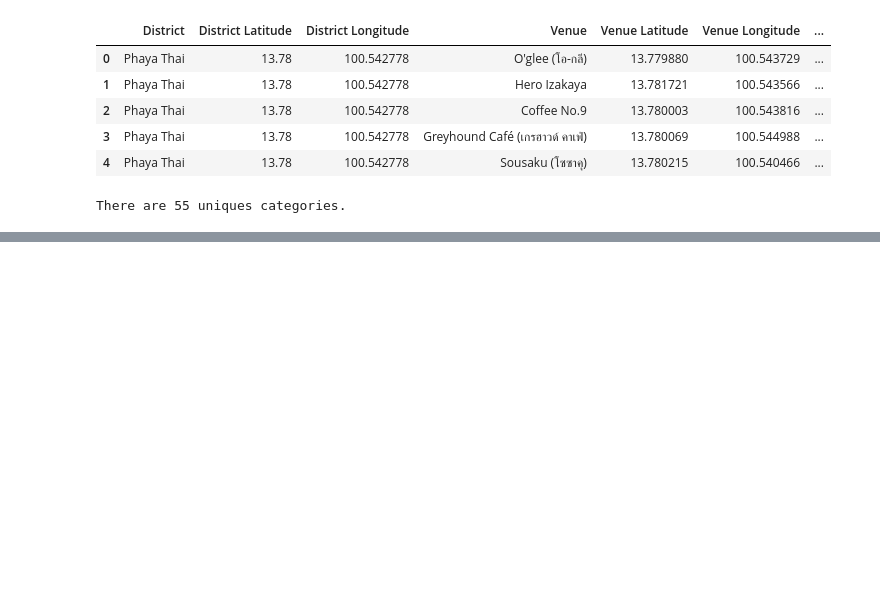
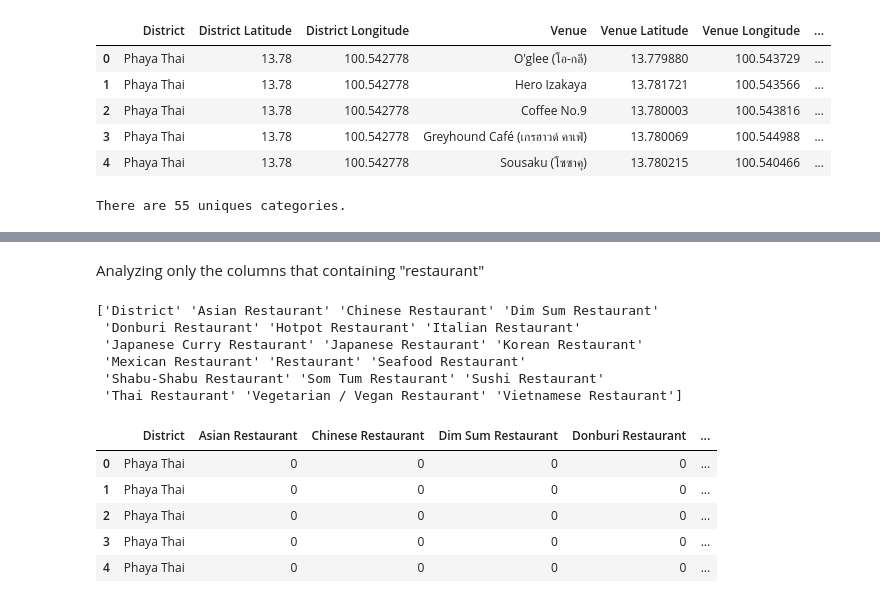
Before and after one commit to tawitsang/Coursera_Capstone, a Jupyter notebook: Capstone_Bangkok.ipynb, the cells around one changed output, grey strips where cells are left out. Drawn from its saved outputs; the diff is of its cells as text; code cells hidden in the pictures; blank space fills up the shorter version.

```diff
--- a/Capstone_Bangkok.ipynb
+++ b/Capstone_Bangkok.ipynb
@@ -323,0 +343,3 @@ There are 55 uniques categories.
+# %%
+for col in bkk_onehot.columns:
+    print(col)
@@ -323,0 +364,23 @@ There are 55 uniques categories.
+# %% [markdown]
+Analyzing only the columns that containing "restaurant"
+# %%
+rest_cols = [col for col in bkk_onehot.columns if 'Restaurant' in col]
+rest_cols = np.append('District', rest_cols)
+print(rest_cols)
+# %% [output]
+['District' 'Asian Restaurant' 'Chinese Restaurant' 'Dim Sum Restaurant'
+ 'Donburi Restaurant' 'Hotpot Restaurant' 'Italian Restaurant'
+ 'Japanese Curry Restaurant' 'Japanese Restaurant' 'Korean Restaurant'
+ 'Mexican Restaurant' 'Restaurant' 'Seafood Restaurant'
+ 'Shabu-Shabu Restaurant' 'Som Tum Restaurant' 'Sushi Restaurant'
+ 'Thai Restaurant' 'Vegetarian / Vegan Restaurant' 'Vietnamese Restaurant']
+# %%
+bkk_onehot = bkk_onehot[rest_cols]
+bkk_onehot.head()
+# %% [output]
+|  | District | Asian Restaurant | Chinese Restaurant | Dim Sum Restaurant | Donburi Restaurant | ... |
+| 0 | Phaya Thai | 0 | 0 | 0 | 0 | ... |
+| 1 | Phaya Thai | 0 | 0 | 0 | 0 | ... |
+| 2 | Phaya Thai | 0 | 0 | 0 | 0 | ... |
+| 3 | Phaya Thai | 0 | 0 | 0 | 0 | ... |
+| 4 | Phaya Thai | 0 | 0 | 0 | 0 | ... |
```
Also changed, not shown: parts of 8 cells of this notebook.
